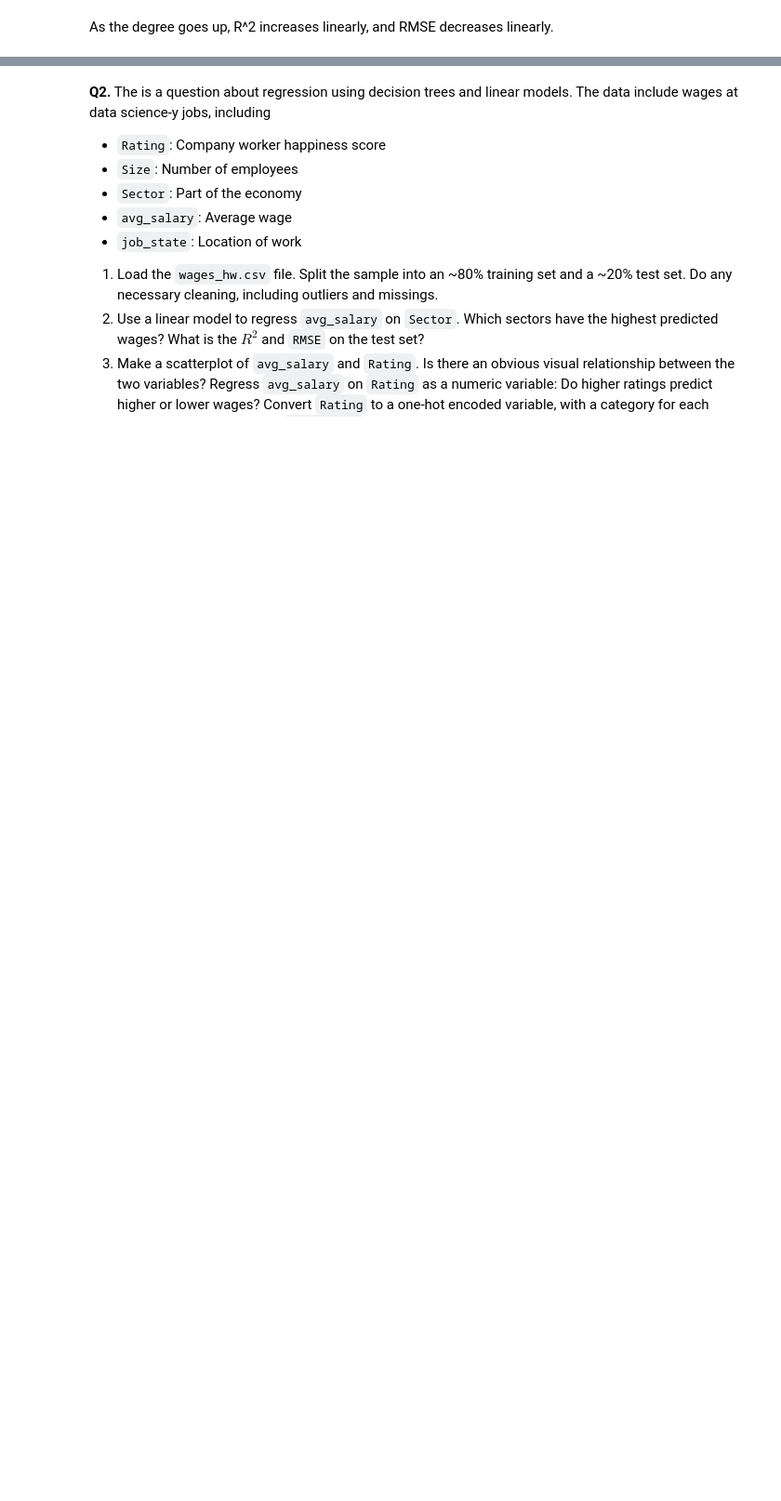
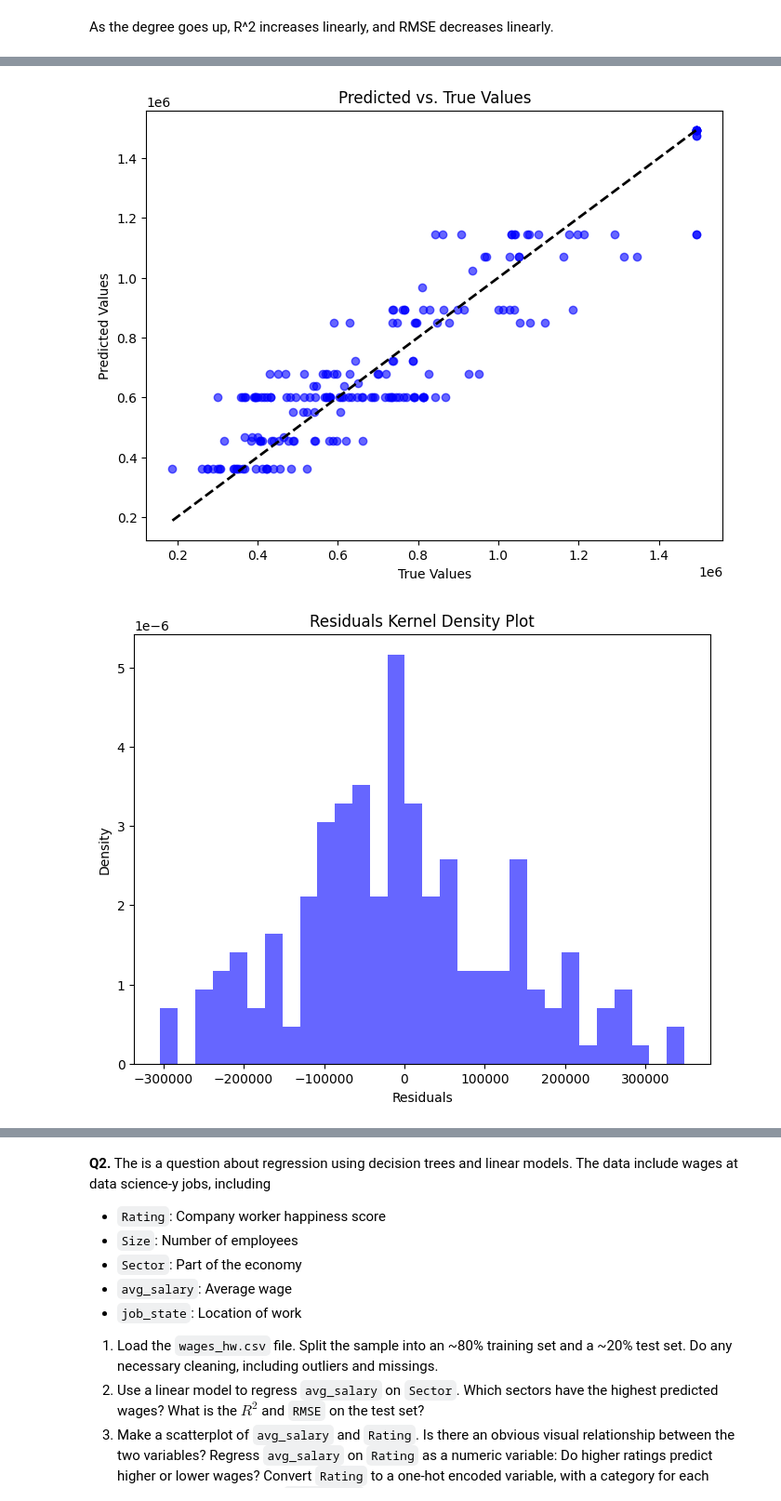
Before and after one commit to racheljhuh/assignment4, a Jupyter notebook: assignment4.ipynb, the cells around one changed output, grey strips where cells are left out. Shown: that part at 93% size. Cells and saved outputs as stored; diff of their text form; code cells hidden in the pictures; blank space fills up the shorter version.

```diff
--- a/assignment4.ipynb
+++ b/assignment4.ipynb
@@ -303,0 +338,23 @@ X_train, X_test, y_train, y_test = train_test_split(X, y, test_size=0.2, random_
+# %%
+# Create a scatter plot of predicted vs. true values
+plt.figure(figsize=(8, 6))
+plt.scatter(y_test, y_pred, c='b', alpha=0.6)
+plt.plot([min(y_test), max(y_test)], [min(y_test), max(y_test)], 'k--', lw=2)
+plt.xlabel("True Values")
+plt.ylabel("Predicted Values")
+plt.title("Predicted vs. True Values")
+plt.show()
+
+# Calculate residuals (errors)
+residuals = y_test - y_pred
+
+# Create a kernel density plot of the residuals
+plt.figure(figsize=(8, 6))
+plt.hist(residuals, bins=30, color='b', alpha=0.6, density=True)
+plt.xlabel("Residuals")
+plt.ylabel("Density")
+plt.title("Residuals Kernel Density Plot")
+plt.show()
+# %% [output]
+[figure, added]
+[figure, added]
```
Also changed, not shown: parts of 6 cells of this notebook.
